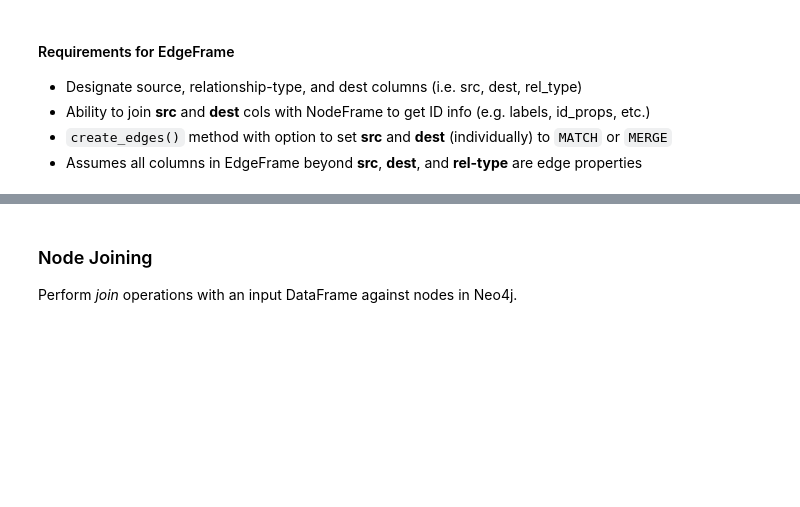
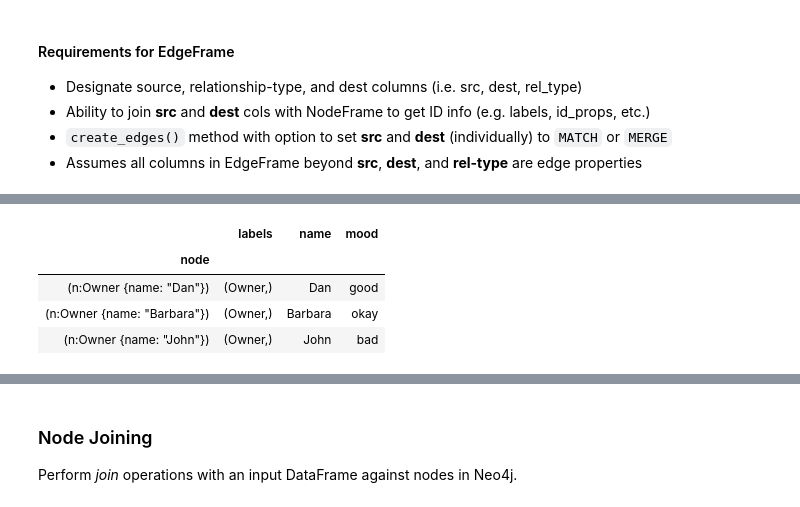
Before and after one commit to cldixon/neonpandas, a Jupyter notebook: NeonPandas-Dev.ipynb, the cells around one changed output, grey strips where cells are left out. Cells and saved outputs as stored; diff of their text form; code cells hidden in the pictures; blank space fills up the shorter version.

```diff
--- a/NeonPandas-Dev.ipynb
+++ b/NeonPandas-Dev.ipynb
@@ -88,0 +141,22 @@ edges
+# %%
+owner_data = [
+    {'name': 'Dan', 'mood': 'good'},
+    {'name': 'Barbara', 'mood': 'okay'},
+    {'name': 'John', 'mood': 'bad'}
+]
+
+pet_owner_data = [
+    {'src': 'Dan', 'rel_type': 'OWNS', 'dest': 'Freckles'},
+    {'src': 'Barbara', 'rel_type': 'OWNS', 'dest': 'Ralph'},
+    {'src': 'John', 'rel_type': 'TRAINED', 'dest': 'Babe'},
+    {'src': 'Barbara', 'rel_type': 'FEEDS', 'dest': 'Pip'}
+]
+# %%
+owners = npd.NodeFrame(owner_data, id_col='name', labels=('Owner'))
+owners
+# %% [output]
+|  | labels | name | mood |
+| node |  |  |  |
+| (n:Owner {name: "Dan"}) | (Owner,) | Dan | good |
+| (n:Owner {name: "Barbara"}) | (Owner,) | Barbara | okay |
+| (n:Owner {name: "John"}) | (Owner,) | John | bad |
```
Also changed, not shown: parts of 38 cells of this notebook, 5 other files.
